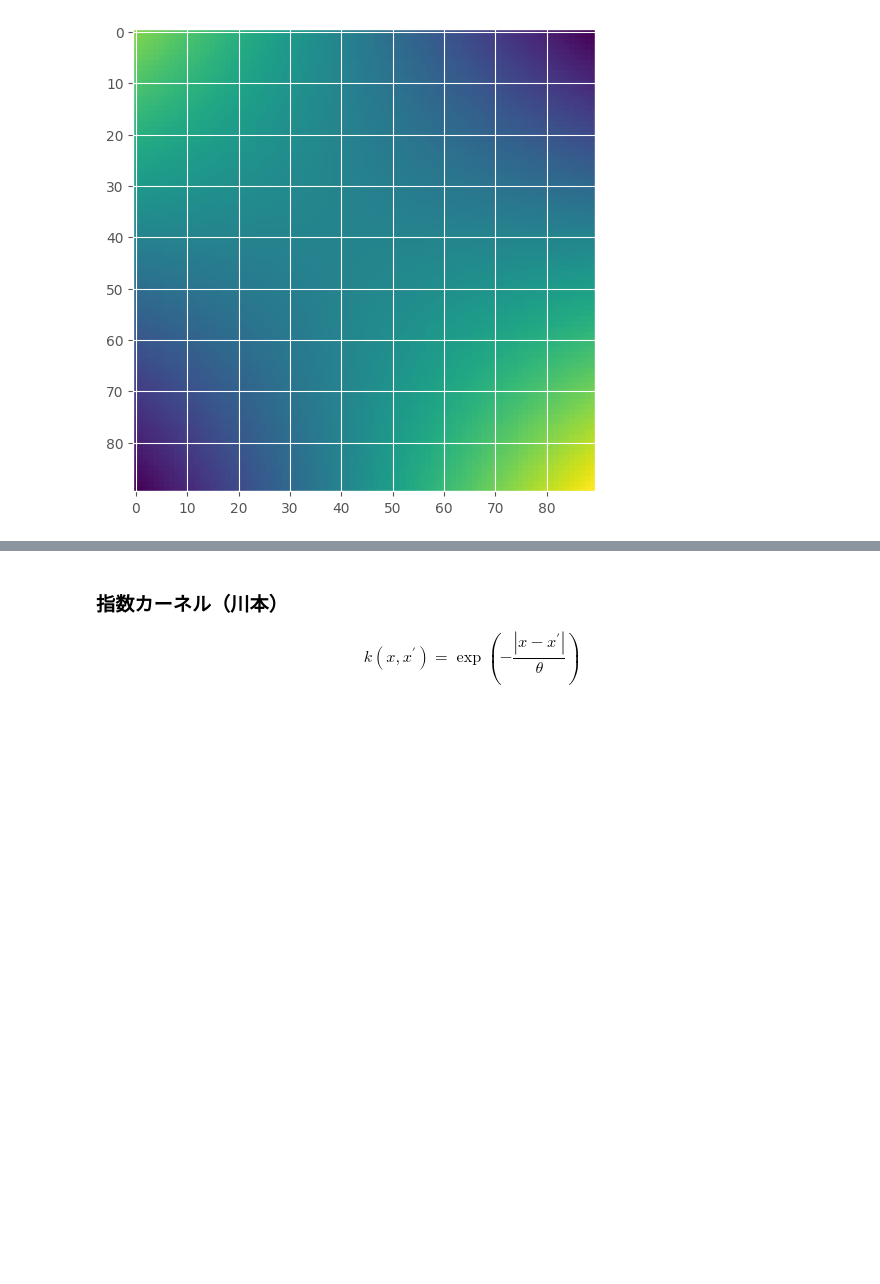
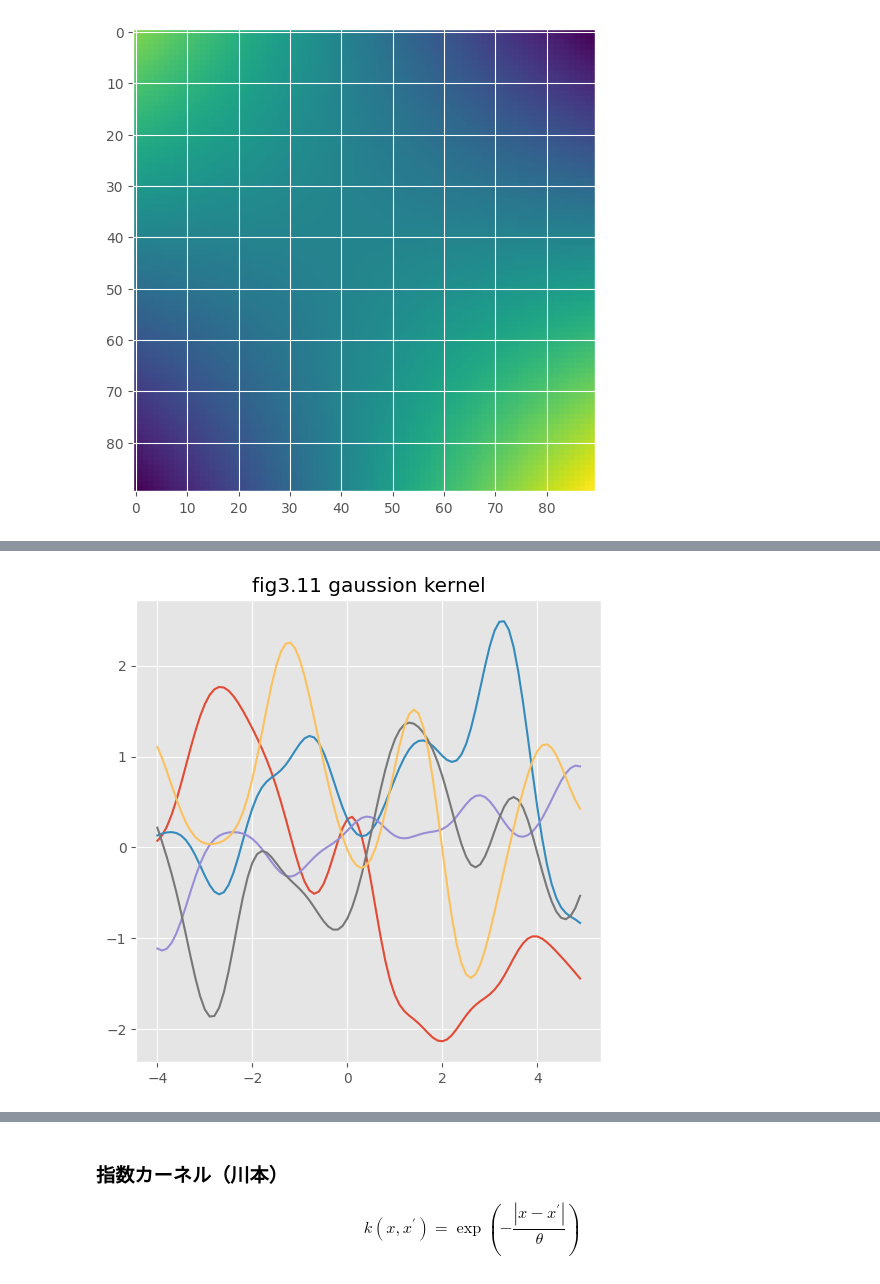
Before and after one commit to LABO-M/Gaussian_process, a Jupyter notebook: Gaussian_Process_Chapter3.ipynb, the cells around one changed output, grey strips where cells are left out. Cells and saved outputs as stored; diff of their text form; code cells hidden in the pictures; blank space fills up the shorter version.

```diff
--- a/Gaussian_Process_Chapter3.ipynb
+++ b/Gaussian_Process_Chapter3.ipynb
@@ -146,6 +146,12 @@ Text(0.5, 1.0, 'fig3.1')
 $$
 k(x , x^{'}) = \theta_1 \exp{\left( - \frac{(x - x^{'})^2}{\theta_2} \right)} + \theta_3 \delta(x , x^{'})
 $$
+# %%
+# coding: utf-8
+import numpy as np
+import matplotlib.pyplot as plt
+
+plt.style.use('ggplot')
 # %%
 Theta_1 , Theta_2 , Theta_3 = 10 , 1 , 0.1
 # %%
@@ -166,7 +172,11 @@ def compute_kernel(X , Theta_1 , Theta_2 , Theta_3):
     for x in range(inputdata_length):
         for x_prime in range(inputdata_length):
             K[x, x_prime] = kernel(X[x], X[x_prime], Theta_1, Theta_2, Theta_3)
-    return K
+    return K# coding: utf-8
+import numpy as np
+import matplotlib.pyplot as plt
+
+plt.style.use('ggplot')
 # %%
 kai = np.arange(-4 , 5 , 0.1 )
 # %%
@@ -232,0 +248,24 @@ plt.show()
+# %%
+# カーネル関数を定義
+def kernel(x, x_prime, p , q):
+    return p * np.exp(-1 * (x - x_prime)**2 / q)
+# %%
+# カーネル計算を実行する関数
+def compute_kernel(X , Theta_1 , Theta_2):
+    inputdata_length = len(X)
+    K = np.zeros((inputdata_length, inputdata_length)) # 2次元配列
+    for x in range(inputdata_length):
+        for x_prime in range(inputdata_length):
+            K[x, x_prime] = kernel(X[x], X[x_prime], Theta_1 , Theta_2)
+    return K
+# %%
+mu = 0 * kai
+K = compute_kernel(kai , 1 , 1)
+y = np.random.multivariate_normal(mu, K , 5)
+
+fig, ax = plt.subplots(figsize=(6, 6) )
+ax.plot(kai, y.T)
+ax.set_title("fig3.11 gaussion kernel")
+plt.show()
+# %% [output]
+[figure, added]
```
Also changed, not shown: parts of 25 cells of this notebook, 2 other files.
